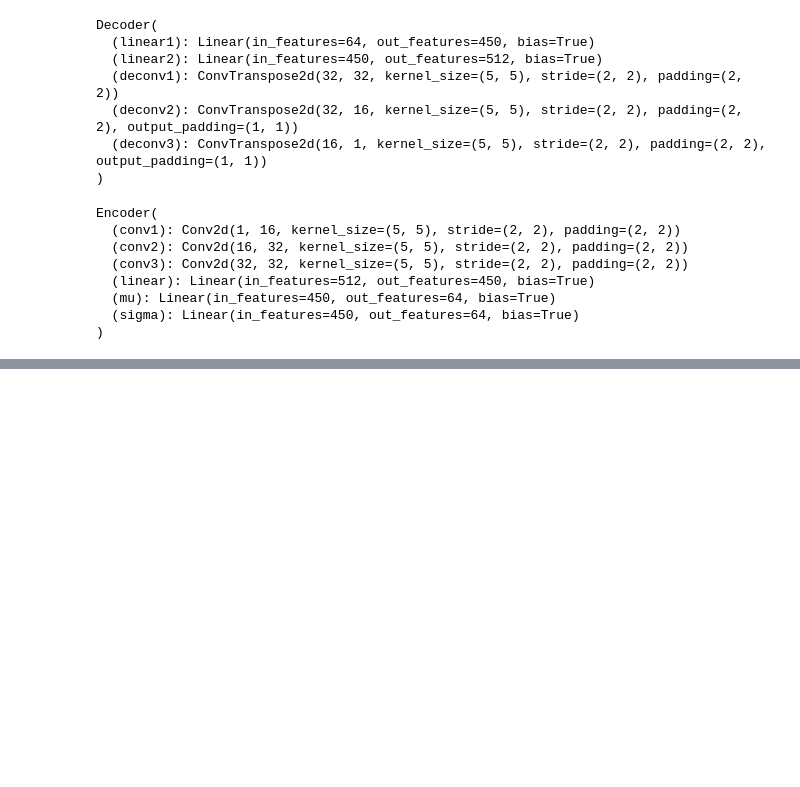
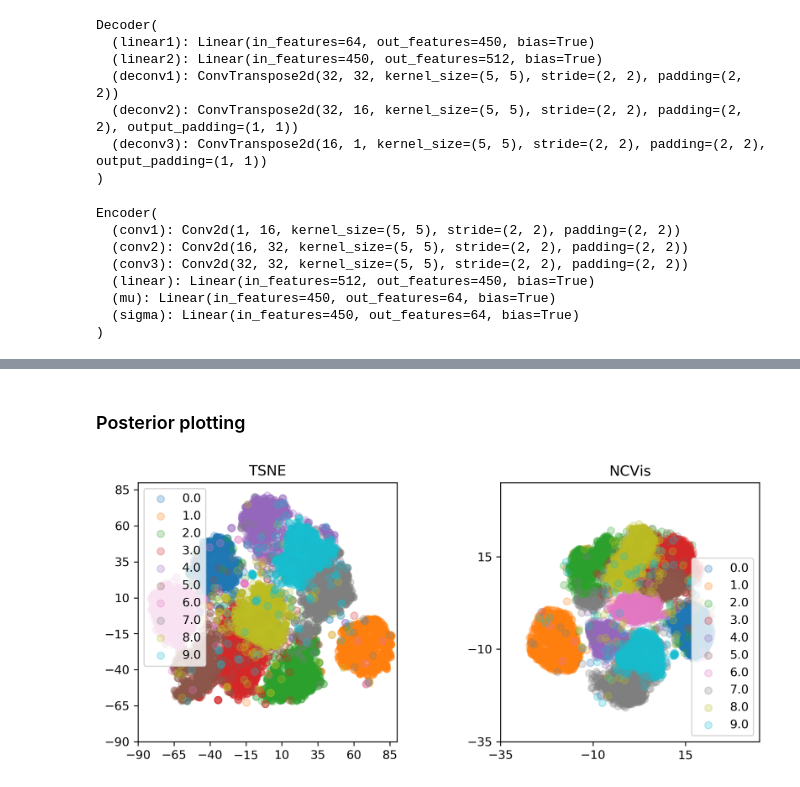
Before and after one commit to nkotelevskii/vae_int, a Jupyter notebook: plotting.ipynb, the cells around one changed output, grey strips where cells are left out. Cells and saved outputs as stored; diff of their text form; code cells hidden in the pictures; blank space fills up the shorter version.

```diff
--- a/plotting.ipynb
+++ b/plotting.ipynb
@@ -111,0 +112,60 @@ plot_digit_samples(get_samples(gen_network=decoder, device=device))
+# %% [markdown]
+### Posterior plotting
+# %%
+filename_labels = 'vardistr_labels_{}'.format(general_name + '.txt')
+filename_points = 'vardistr_points_{}'.format(general_name + '.txt')
+full_name_labels = os.path.join('./plot_data/mnist', filename_labels)
+full_name_points = os.path.join('./plot_data/mnist', filename_points)
+
+data_exist = True
+if os.path.exists(full_name_labels):
+    file_labels = open(full_name_labels)
+else:
+    data_exist = False
+if os.path.exists(full_name_points):
+    file_points = open(full_name_points)
+else:
+    data_exist = False
+
+if data_exist:
+    plt.close()
+    strl = file_labels.read()
+    labels_np = np.array([float(val) for val in ' '.join(strl.split('\n')).split(' ')[:-1]])
+
+    strp = file_points.read()
+    points_np = np.array([float(val) for val in ' '.join(strp.split('\n')).split(' ')[:-1]]).reshape(labels_np.shape[0], -1)
+
+    fig, ax = plt.subplots(ncols=2, figsize=(10, 4), dpi=300)
+    limx, limy = 90, 90
+    #### TSNE ####
+    tsne = TSNE(n_components=2)
+    compressed_data = tsne.fit_transform(points_np)
+    ax[0].set_title('TSNE')
+    for label in np.unique(labels_np):
+        ind = np.argwhere(labels_np==label).squeeze()
+        zero = np.zeros_like(ind)
+        ax[0].scatter(compressed_data[ind, zero], compressed_data[ind, zero + 1], alpha=0.25, label=label)
+    ax[0].set_xlim((-limx, limx))
+    ax[0].set_ylim((-limy, limy))
+    ax[0].set_xticks(np.arange(-limx, limx, 25))
+    ax[0].set_yticks(np.arange(-limy, limy, 25))
+    ax[0].legend()
+    ax[0].set_aspect('equal', 'box')
+
+    limx, limy = 35, 35
+    ### NCVIS ###
+    vis = ncvis.NCVis()
+    compressed_data = vis.fit_transform(points_np)
+    ax[1].set_title('NCVis')
+    for label in np.unique(labels_np):
+        ind = np.argwhere(labels_np==label).squeeze()
+        zero = np.zeros_like(ind)
+        ax[1].scatter(compressed_data[ind, zero], compressed_data[ind, zero + 1],  alpha=0.25, label=label)
+    ax[1].set_xlim((-limx, limx))
+    ax[1].set_ylim((-limy, limy))
+    ax[1].set_xticks(np.arange(-limx, limx, 25))
+    ax[1].set_yticks(np.arange(-limy, limy, 25))
+    ax[1].legend()
+    ax[1].set_aspect('equal', 'box')
+# %% [output]
+[figure, added]
```
Also changed, not shown: parts of 5 cells of this notebook, 9 other files.
